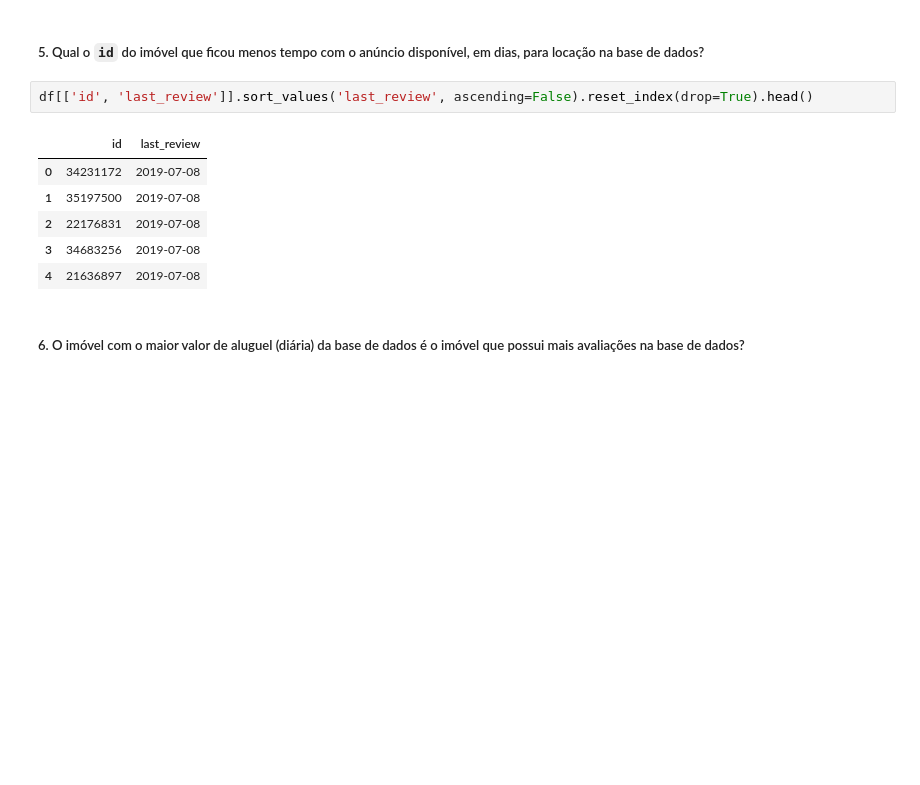
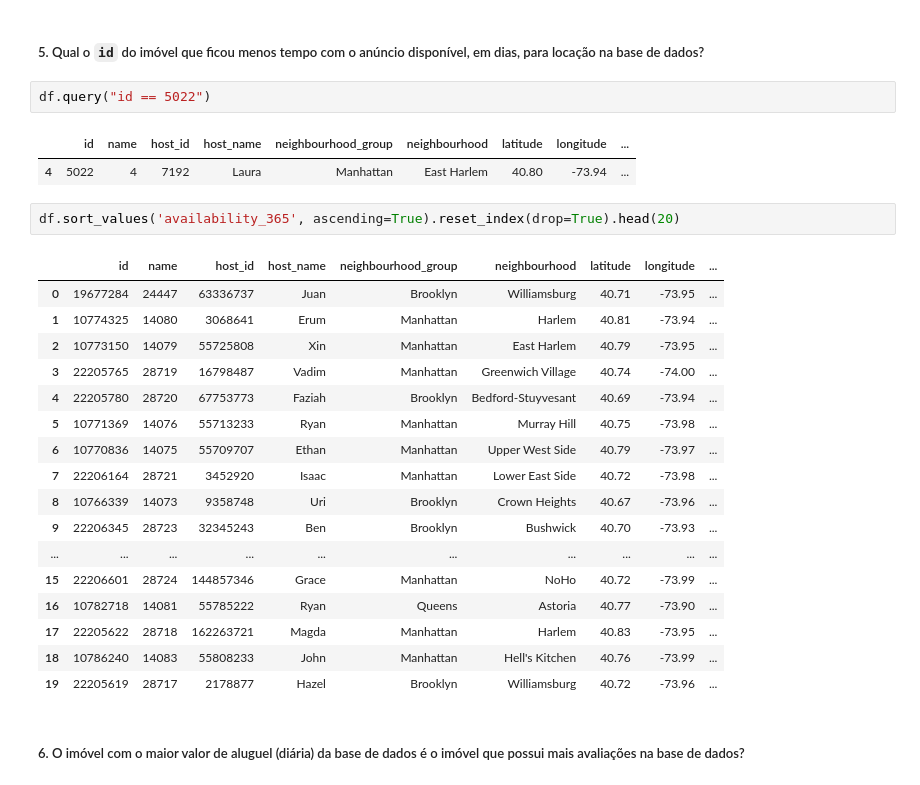
Before and after one commit to m4theus4ndr4de/insights-airbnb-nyc, a Jupyter notebook: airbnb_nyc_insights.ipynb, the cells around one changed output. Saved outputs shown, nothing was run; the diff lists cells and outputs as text; blank space fills up the shorter version.

```diff
--- a/airbnb_nyc_insights.ipynb
+++ b/airbnb_nyc_insights.ipynb
@@ -358,14 +385,30 @@ df[df['last_review'] > '2008-08-01'][['id', 'last_review']].sort_values('last_re
 # %% [markdown]
 ##### 5. Qual o `id` do imóvel que ficou menos tempo com o anúncio disponível, em dias, para locação na base de dados?
+# %%
+df.query("id == 5022")
+# %% [output]
+|  | id | name | host_id | host_name | neighbourhood_group | neighbourhood | latitude | longitude | ... |
+| 4 | 5022 | 4 | 7192 | Laura | Manhattan | East Harlem | 40.80 | -73.94 | ... |
 # %%
-df[['id', 'last_review']].sort_values('last_review', ascending=False).reset_index(drop=True).head()
+df.sort_values('availability_365', ascending=True).reset_index(drop=True).head(20)
 # %% [output]
-|  | id | last_review |
-| 0 | 34231172 | 2019-07-08 |
-| 1 | 35197500 | 2019-07-08 |
-| 2 | 22176831 | 2019-07-08 |
-| 3 | 34683256 | 2019-07-08 |
-| 4 | 21636897 | 2019-07-08 |
+|  | id | name | host_id | host_name | neighbourhood_group | neighbourhood | latitude | longitude | ... |
+| 0 | 19677284 | 24447 | 63336737 | Juan | Brooklyn | Williamsburg | 40.71 | -73.95 | ... |
+| 1 | 10774325 | 14080 | 3068641 | Erum | Manhattan | Harlem | 40.81 | -73.94 | ... |
+| 2 | 10773150 | 14079 | 55725808 | Xin | Manhattan | East Harlem | 40.79 | -73.95 | ... |
+| 3 | 22205765 | 28719 | 16798487 | Vadim | Manhattan | Greenwich Village | 40.74 | -74.00 | ... |
+| 4 | 22205780 | 28720 | 67753773 | Faziah | Brooklyn | Bedford-Stuyvesant | 40.69 | -73.94 | ... |
+| 5 | 10771369 | 14076 | 55713233 | Ryan | Manhattan | Murray Hill | 40.75 | -73.98 | ... |
+| 6 | 10770836 | 14075 | 55709707 | Ethan | Manhattan | Upper West Side | 40.79 | -73.97 | ... |
+| 7 | 22206164 | 28721 | 3452920 | Isaac | Manhattan | Lower East Side | 40.72 | -73.98 | ... |
+| 8 | 10766339 | 14073 | 9358748 | Uri | Brooklyn | Crown Heights | 40.67 | -73.96 | ... |
+| 9 | 22206345 | 28723 | 32345243 | Ben | Brooklyn | Bushwick | 40.70 | -73.93 | ... |
+| ... | ... | ... | ... | ... | ... | ... | ... | ... | ... |
+| 15 | 22206601 | 28724 | 144857346 | Grace | Manhattan | NoHo | 40.72 | -73.99 | ... |
+| 16 | 10782718 | 14081 | 55785222 | Ryan | Queens | Astoria | 40.77 | -73.90 | ... |
+| 17 | 22205622 | 28718 | 162263721 | Magda | Manhattan | Harlem | 40.83 | -73.95 | ... |
+| 18 | 10786240 | 14083 | 55808233 | John | Manhattan | Hell's Kitchen | 40.76 | -73.99 | ... |
+| 19 | 22205619 | 28717 | 2178877 | Hazel | Brooklyn | Williamsburg | 40.72 | -73.96 | ... |
 # %% [markdown]
 ##### 6. O imóvel com o maior valor de aluguel (diária) da base de dados é o imóvel que possui mais avaliações na base de dados?
 # %%
```
Also changed, not shown: parts of 14 cells of this notebook.
